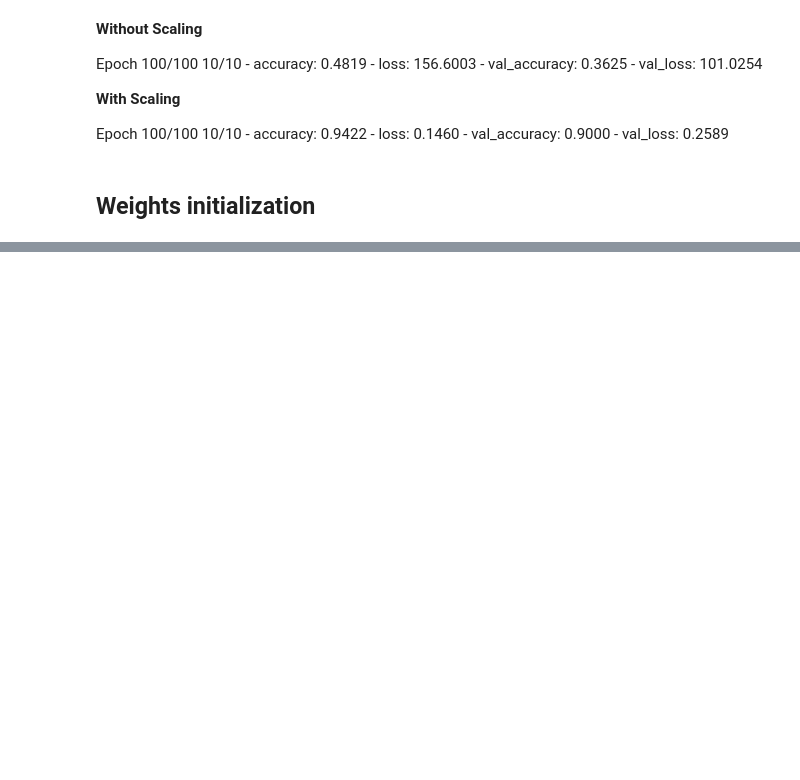
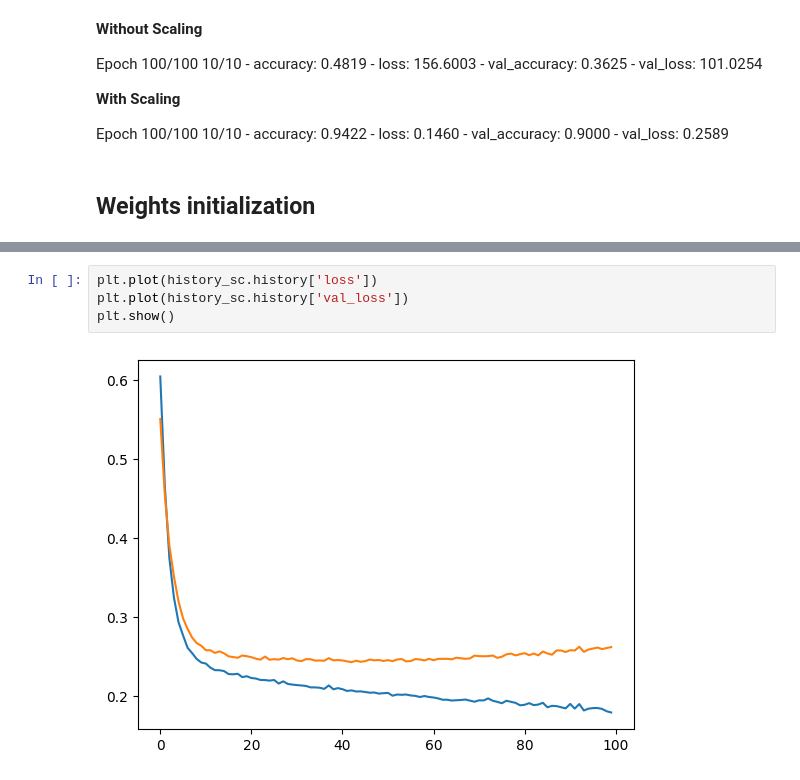
Before and after one commit to EnayathShaik/AI_ML, a Jupyter notebook: social_network_ads_prediction.ipynb, the cells around one changed output, grey strips where cells are left out. Saved outputs shown, nothing was run; the diff lists cells and outputs as text; blank space fills up the shorter version.

```diff
--- a/social_network_ads_prediction.ipynb
+++ b/social_network_ads_prediction.ipynb
@@ -282,0 +336,6 @@ Epoch 100/100
+# %%
+plt.plot(history_sc.history['loss'])
+plt.plot(history_sc.history['val_loss'])
+plt.show()
+# %% [output]
+[figure, added]
```
Also changed, not shown: parts of 9 cells of this notebook.
